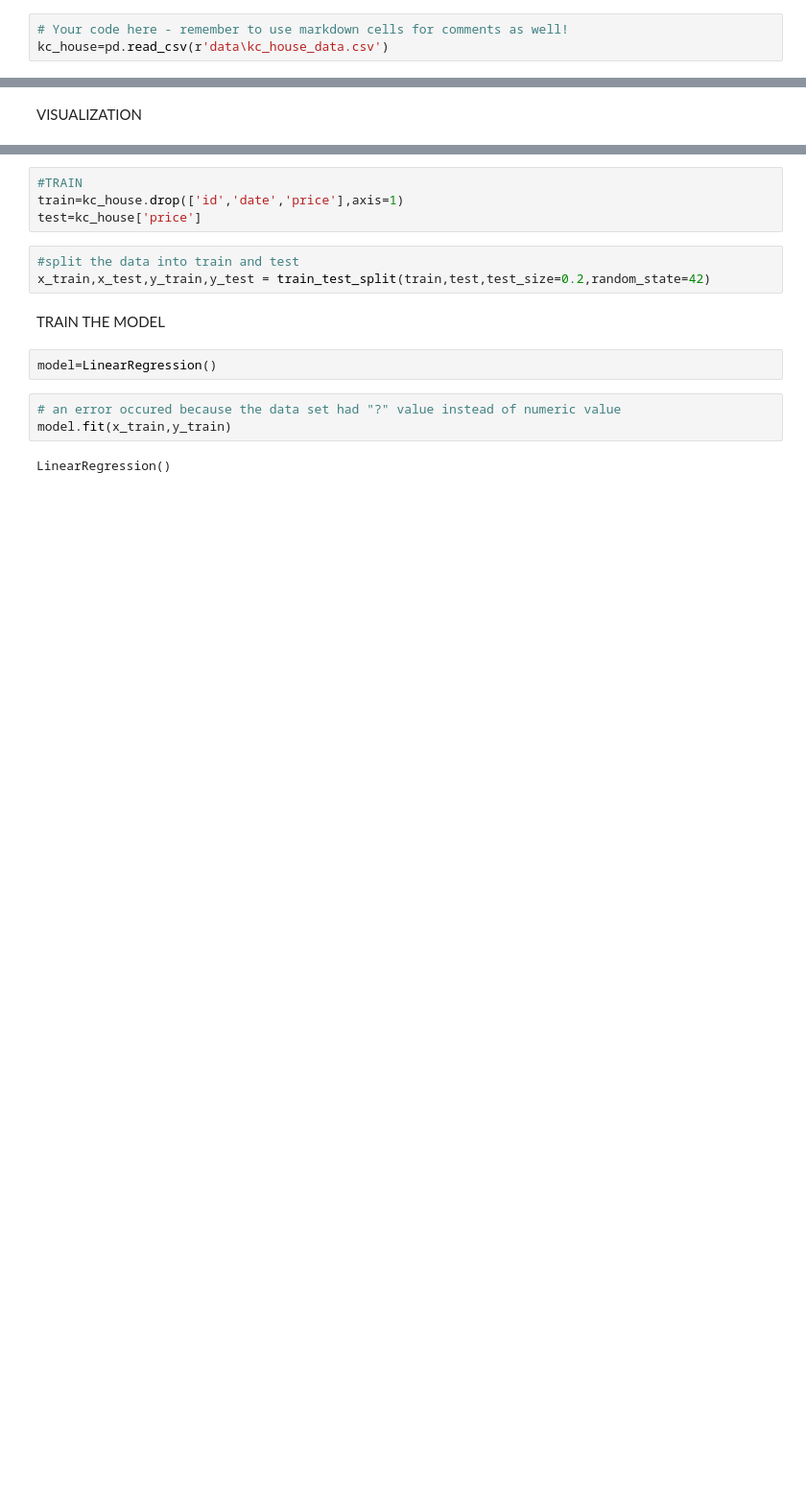
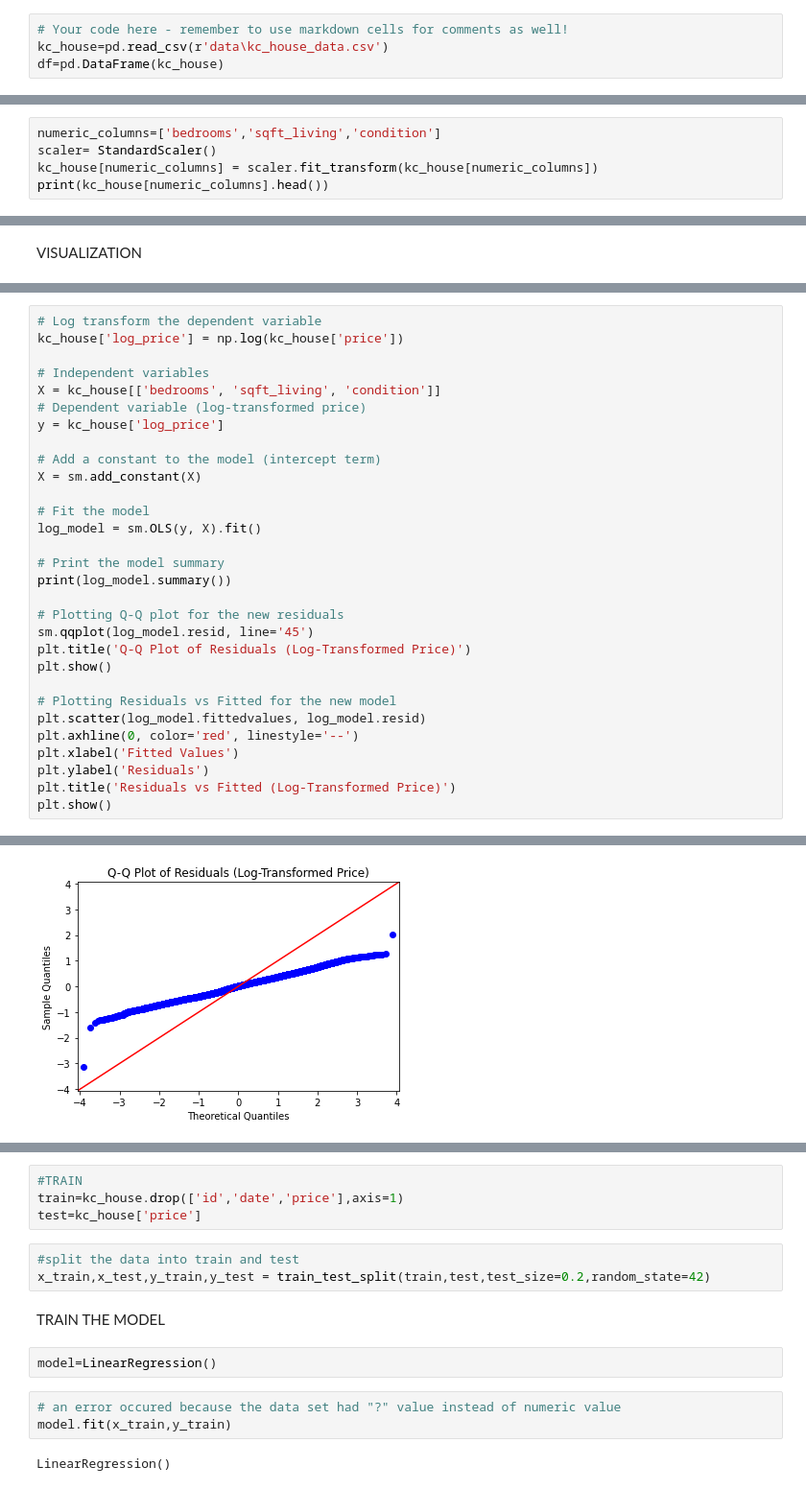
Before and after one commit to gshikanda/dsc-phase-2-project, a Jupyter notebook: student.ipynb, the cells around one changed output, grey strips where cells are left out. Shown at 96% size. Drawn from its saved outputs; the diff is of its cells as text; blank space fills up the shorter version.

```diff
--- a/student.ipynb
+++ b/student.ipynb
@@ -40,6 +52,7 @@ LOAD THE DATA
 # %%
 # Your code here - remember to use markdown cells for comments as well!
 kc_house=pd.read_csv(r'data\kc_house_data.csv')
+df=pd.DataFrame(kc_house)
 # %% [markdown]
 DATA UNDERSTANDING
 # %%
@@ -219,0 +246,5 @@ the VIF for the predictors are within range so i will not drop any
+# %%
+numeric_columns=['bedrooms','sqft_living','condition']
+scaler= StandardScaler()
+kc_house[numeric_columns] = scaler.fit_transform(kc_house[numeric_columns])
+print(kc_house[numeric_columns].head())
@@ -221,0 +316,31 @@ VISUALIZATION
+# %%
+# Log transform the dependent variable
+kc_house['log_price'] = np.log(kc_house['price'])
+
+# Independent variables
+X = kc_house[['bedrooms', 'sqft_living', 'condition']]
+# Dependent variable (log-transformed price)
+y = kc_house['log_price']
+
+# Add a constant to the model (intercept term)
+X = sm.add_constant(X)
+
+# Fit the model
+log_model = sm.OLS(y, X).fit()
+
+# Print the model summary
+print(log_model.summary())
+
+# Plotting Q-Q plot for the new residuals
+sm.qqplot(log_model.resid, line='45')
+plt.title('Q-Q Plot of Residuals (Log-Transformed Price)')
+plt.show()
+
+# Plotting Residuals vs Fitted for the new model
+plt.scatter(log_model.fittedvalues, log_model.resid)
+plt.axhline(0, color='red', linestyle='--')
+plt.xlabel('Fitted Values')
+plt.ylabel('Residuals')
+plt.title('Residuals vs Fitted (Log-Transformed Price)')
+plt.show()
+# %% [output]
@@ -221,0 +364 @@ VISUALIZATION
+[figure, added]
```
Also changed, not shown: parts of 30 cells of this notebook.
